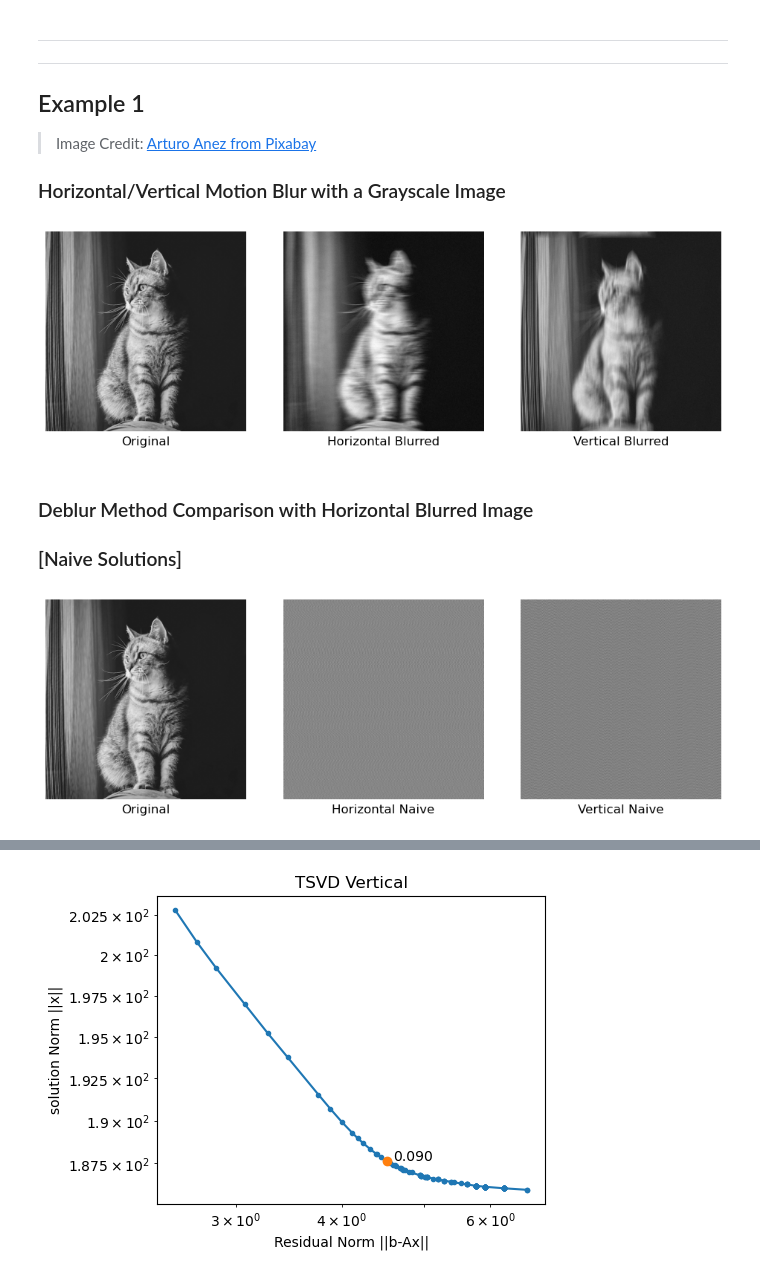
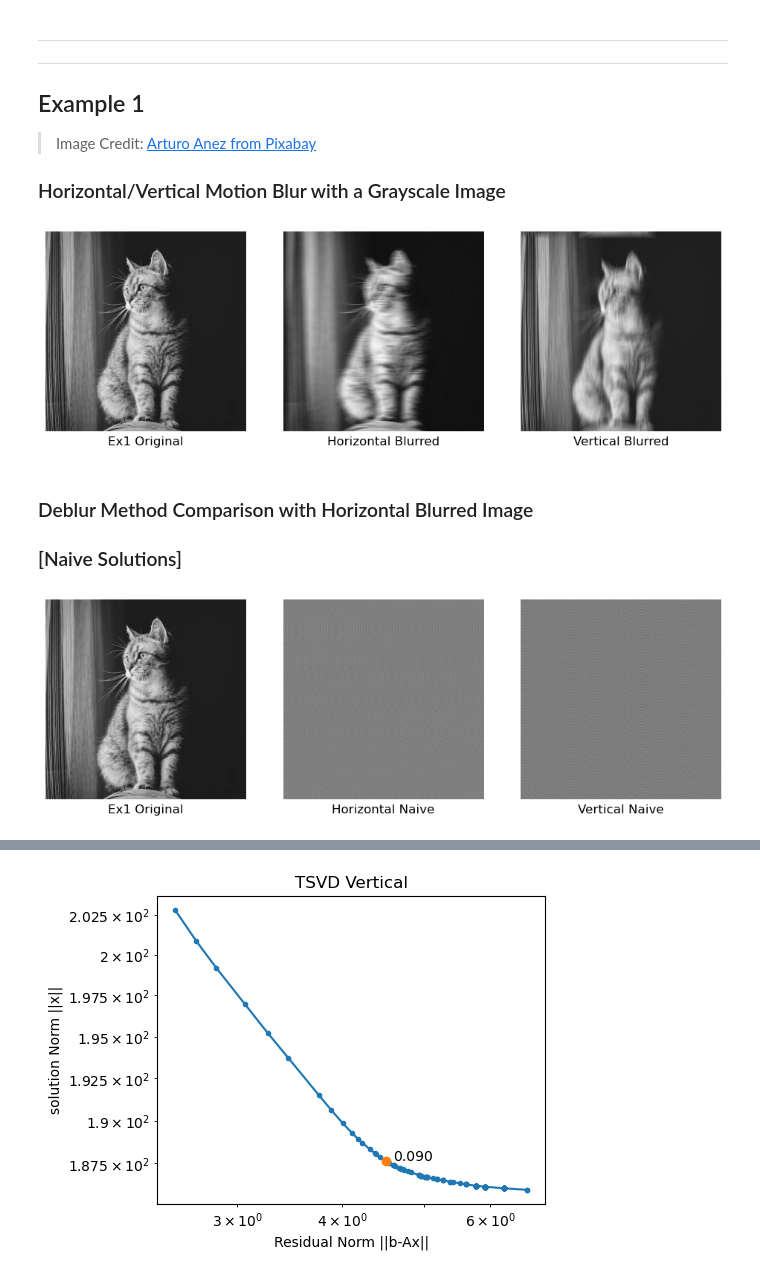
Before and after one commit to lunakim-ubc/ImageDeblurring, a Jupyter notebook: motion_deblur_linear.ipynb, the cells around one changed output, grey strips where cells are left out. Cells and saved outputs as stored; diff of their text form; code cells hidden in the pictures.

```diff
--- a/motion_deblur_linear.ipynb
+++ b/motion_deblur_linear.ipynb
@@ -215,18 +231,18 @@ def plot_comparison(arr_list, label_list, row, col, figsize=(12,4), cmap=None):
 # %%
 ex1_gray_arr = convert_img_to_norm_np_arr('./motion_deblur_img/input/Image_by_Arturo_Anez_from_Pixabay.jpg',
                                           'ex1_grayscale.jpg',
                                           grayscale=True)
 length = 20
 ex1_h_psf = build_horizontal_motion_psf(length, ex1_gray_arr.shape)
 ex1_h_blurred = compute_blurred_img(ex1_h_psf, ex1_gray_arr)
 ex1_v_psf = build_vertical_motion_psf(length, ex1_gray_arr.shape)
 ex1_v_blurred = compute_blurred_img(ex1_v_psf, ex1_gray_arr)
 
 plot_comparison([ex1_gray_arr, ex1_h_blurred, ex1_v_blurred],
-          ['Original', 'Horizontal Blurred', 'Vertical Blurred'],
+          ['Ex1 Original', 'Horizontal Blurred', 'Vertical Blurred'],
           1, 3, figsize=(12, 3.5), cmap='gray')
 # %% [output]
-[figure, old version]
+[figure, new version]
 # %% [markdown]
 ### Deblur Method Comparison with Horizontal Blurred Image
 ### [Naive Solutions]
@@ -235,10 +251,10 @@ ex1_h_naive = compute_naive_solution(ex1_h_psf, ex1_h_blurred)
 ex1_v_naive = compute_naive_solution(ex1_v_psf, ex1_v_blurred)
 
 plot_comparison([ex1_gray_arr, ex1_h_naive, ex1_v_naive],
-          ['Original', 'Horizontal Naive', 'Vertical Naive'],
+          ['Ex1 Original', 'Horizontal Naive', 'Vertical Naive'],
           1, 3, figsize=(12, 3.5), cmap='gray')
 # %% [output]
-[figure, old version]
+[figure, new version]
 # %%
 min_max = get_alpha_min_max(ex1_h_psf)
 ex1_h_tsvd_tol = 0.090
```
Also changed, not shown: parts of 7 cells of this notebook.
